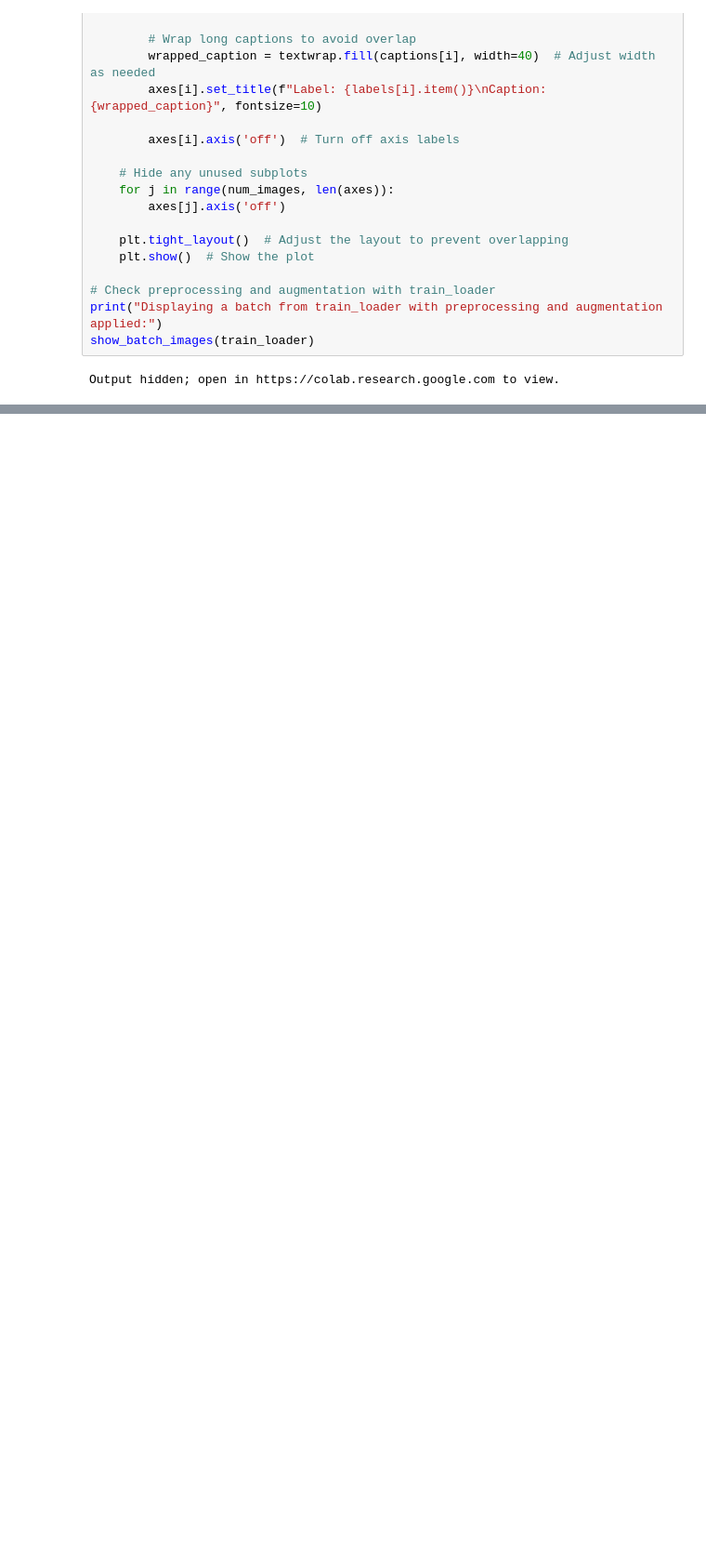
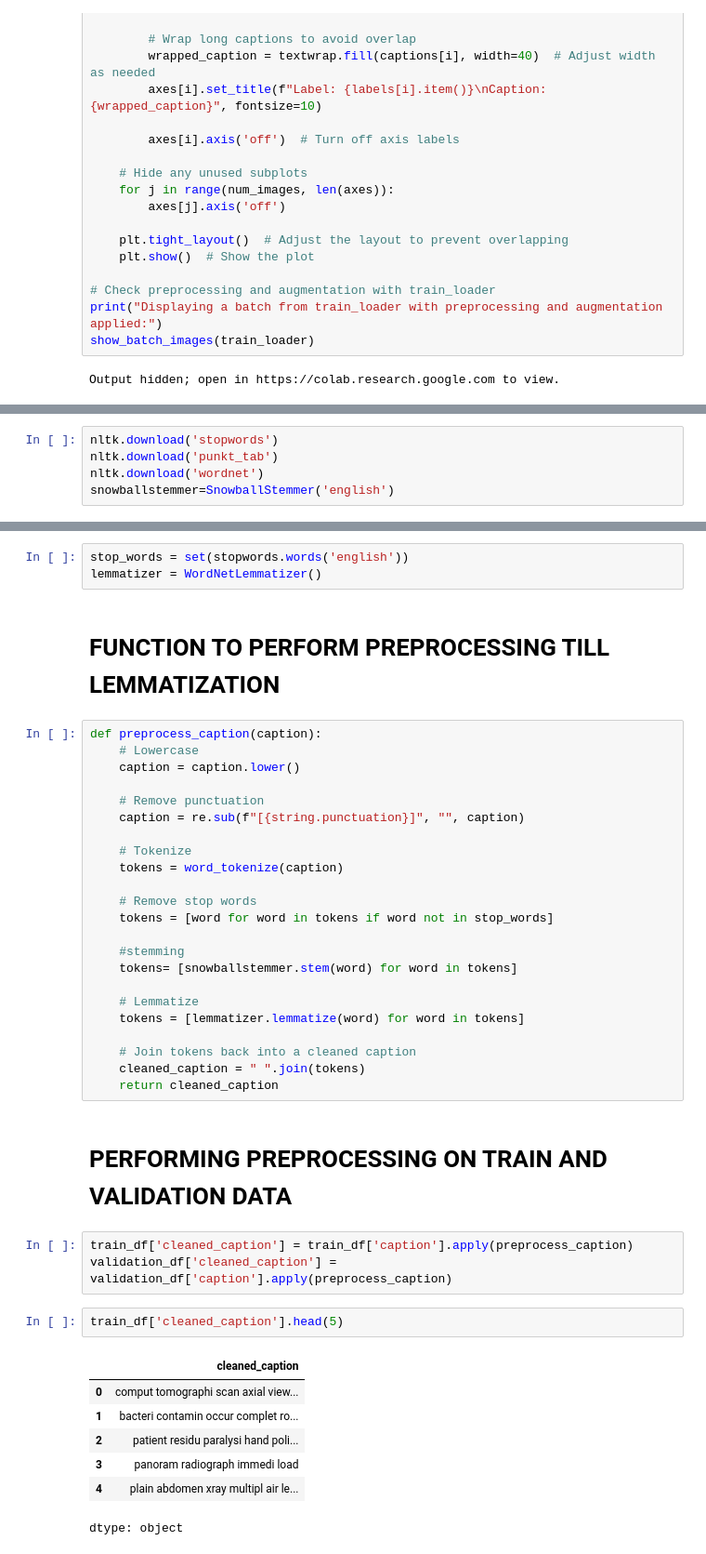
Before and after one commit to SpringBoard795/PicasoPhrase_Infosys_Internship_Nov2024, a Jupyter notebook: PrashantSinghPanwar_work/Picaso_project.ipynb, the cells around one changed output, grey strips where cells are left out. Shown at 93% size. Saved outputs shown, nothing was run; the diff lists cells and outputs as text; blank space fills up the shorter version.

```diff
--- a/PrashantSinghPanwar_work/Picaso_project.ipynb
+++ b/PrashantSinghPanwar_work/Picaso_project.ipynb
@@ -370,0 +418,5 @@ Output hidden; open in https://colab.research.google.com to view.
+# %%
+nltk.download('stopwords')
+nltk.download('punkt_tab')
+nltk.download('wordnet')
+snowballstemmer=SnowballStemmer('english')
@@ -370,0 +429,43 @@ Output hidden; open in https://colab.research.google.com to view.
+# %%
+stop_words = set(stopwords.words('english'))
+lemmatizer = WordNetLemmatizer()
+# %% [markdown]
+# FUNCTION TO PERFORM PREPROCESSING TILL LEMMATIZATION
+# %%
+def preprocess_caption(caption):
+    # Lowercase
+    caption = caption.lower()
+
+    # Remove punctuation
+    caption = re.sub(f"[{string.punctuation}]", "", caption)
+
+    # Tokenize
+    tokens = word_tokenize(caption)
+
+    # Remove stop words
+    tokens = [word for word in tokens if word not in stop_words]
+
+    #stemming
+    tokens= [snowballstemmer.stem(word) for word in tokens]
+
+    # Lemmatize
+    tokens = [lemmatizer.lemmatize(word) for word in tokens]
+
+    # Join tokens back into a cleaned caption
+    cleaned_caption = " ".join(tokens)
+    return cleaned_caption
+# %% [markdown]
+# PERFORMING PREPROCESSING ON TRAIN AND VALIDATION DATA
+# %%
+train_df['cleaned_caption'] = train_df['caption'].apply(preprocess_caption)
+validation_df['cleaned_caption'] = validation_df['caption'].apply(preprocess_caption)
+# %%
+train_df['cleaned_caption'].head(5)
+# %% [output]
+|  | cleaned_caption |
+| 0 | comput tomographi scan axial view... |
+| 1 | bacteri contamin occur complet ro... |
+| 2 | patient residu paralysi hand poli... |
+| 3 | panoram radiograph immedi load |
+| 4 | plain abdomen xray multipl air le... |
+dtype: object
```
Also changed, not shown: parts of 40 cells of this notebook.
